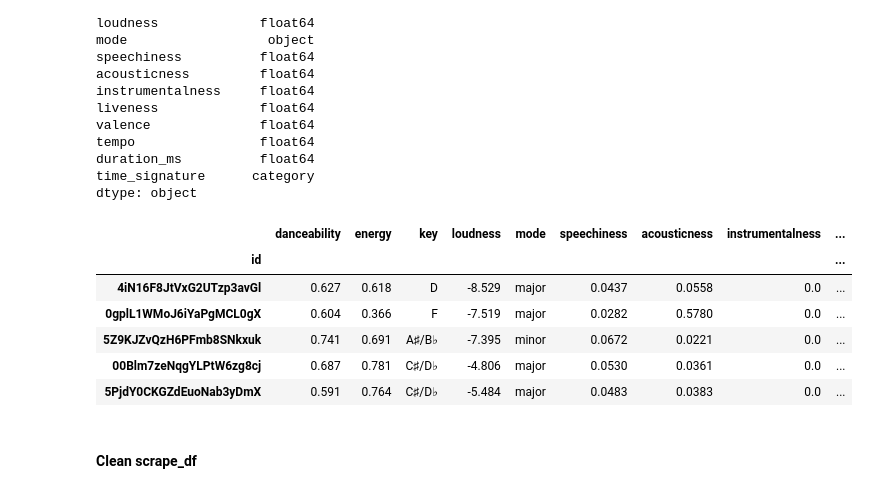
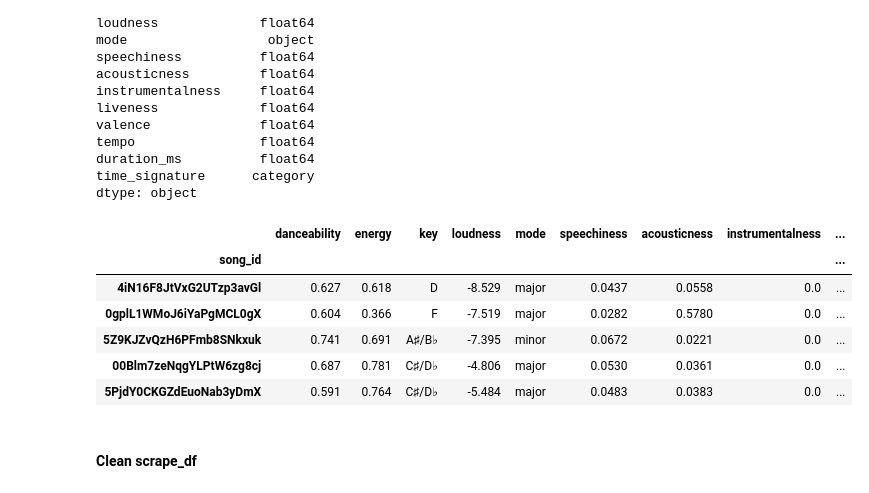
Before and after one commit to aseo67/Top_Songs_Analysis, a Jupyter notebook: TopSongsAnalysis_DataLoading.ipynb, the cells around one changed output. Saved outputs shown, nothing was run; the diff lists cells and outputs as text; code cells hidden in the pictures.

```diff
--- a/TopSongsAnalysis_DataLoading.ipynb
+++ b/TopSongsAnalysis_DataLoading.ipynb
@@ -293,11 +292,12 @@ duration_ms          float64
 time_signature      category
 dtype: object
 # %%
-# Cleaned features_df
+# Reset features_df index name
+features_df.index.name = 'song_id'
 features_df.head()
 # %% [output]
 |  | danceability | energy | key | loudness | mode | speechiness | acousticness | instrumentalness | ... |
-| id |  |  |  |  |  |  |  |  | ... |
+| song_id |  |  |  |  |  |  |  |  | ... |
 | 4iN16F8JtVxG2UTzp3avGl | 0.627 | 0.618 | D | -8.529 | major | 0.0437 | 0.0558 | 0.0 | ... |
 | 0gplL1WMoJ6iYaPgMCL0gX | 0.604 | 0.366 | F | -7.519 | major | 0.0282 | 0.5780 | 0.0 | ... |
 | 5Z9KJZvQzH6PFmb8SNkxuk | 0.741 | 0.691 | A♯/B♭ | -7.395 | minor | 0.0672 | 0.0221 | 0.0 | ... |
```
Also changed, not shown: parts of 41 cells of this notebook.
